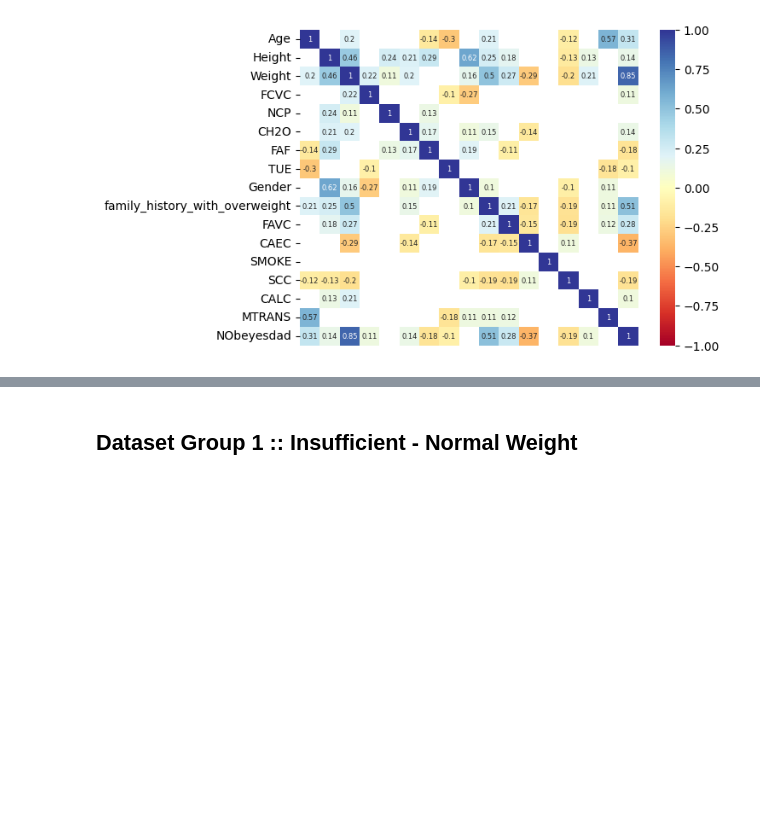
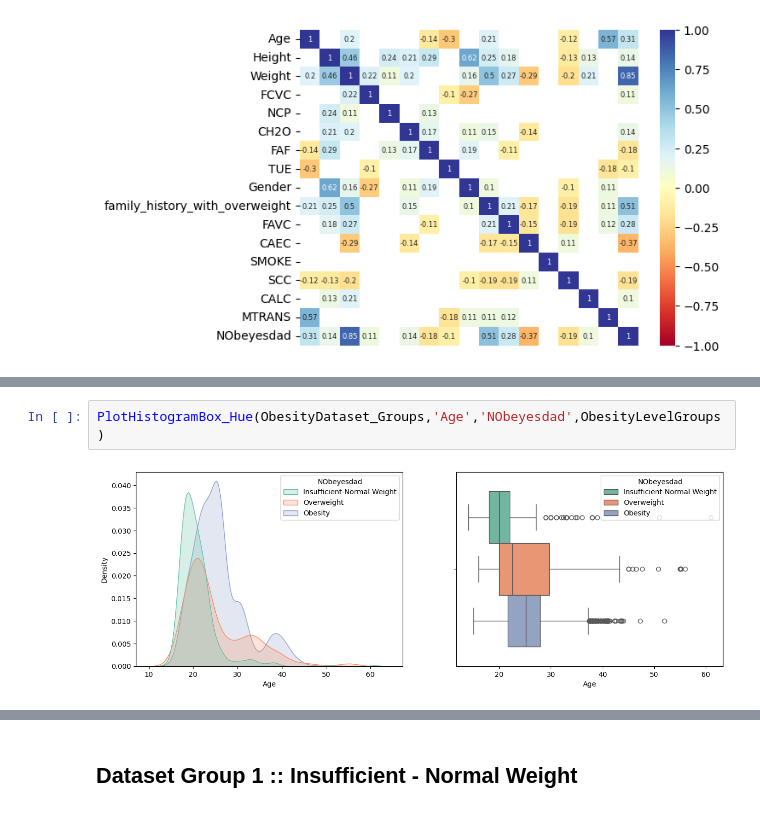
Before and after one commit to alexisuaguilaru/Obesity_Levels_Model, a Jupyter notebook: Exploratory_Data_Analysis/ExploratoryDataAnalysis.ipynb, the cells around one changed output, grey strips where cells are left out. Drawn from its saved outputs; the diff is of its cells as text; blank space fills up the shorter version.

```diff
--- a/Exploratory_Data_Analysis/ExploratoryDataAnalysis.ipynb
+++ b/Exploratory_Data_Analysis/ExploratoryDataAnalysis.ipynb
@@ -203 +217,5 @@ sns.heatmap(CorrelationMatrix_Groups,mask=MaskValues_Groups,cmap='RdYlBu',ytickl
+# %%
+PlotHistogramBox_Hue(ObesityDataset_Groups,'Age','NObeyesdad',ObesityLevelGroups)
+# %% [output]
+[figure, added]
 # %%
```
Also changed, not shown: parts of 13 cells of this notebook.
